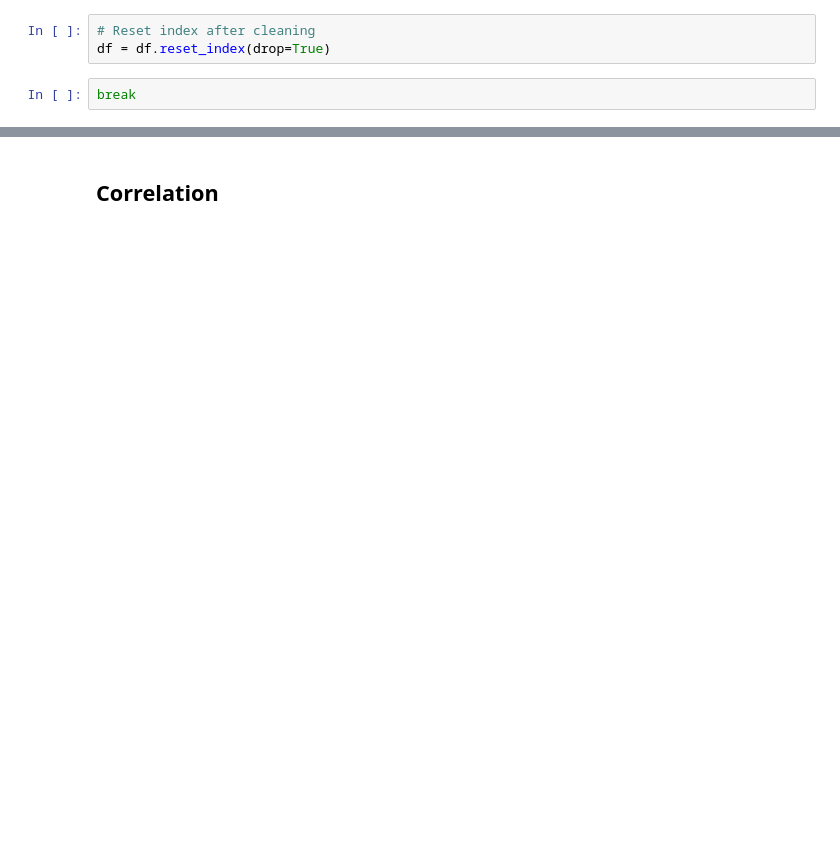
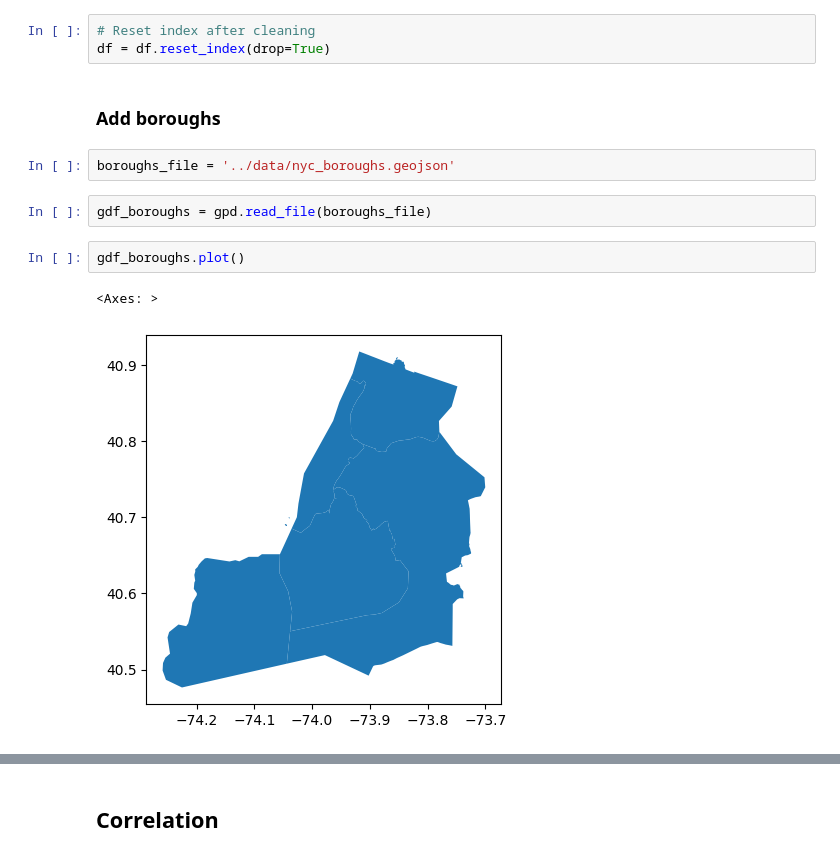
Before and after one commit to codekot/nyc-housing-project, a Jupyter notebook: notebooks/nyc_2024.ipynb, the cells around one changed output, grey strips where cells are left out. Cells and saved outputs as stored; diff of their text form; blank space fills up the shorter version.

Commit message:
Add boroughs

```diff
--- a/notebooks/nyc_2024.ipynb
+++ b/notebooks/nyc_2024.ipynb
@@ -1092,5 +1085,14 @@ Index(['type', 'price', 'beds', 'bath', 'propertysqft', 'latitude',
 # %%
 # Reset index after cleaning
 df = df.reset_index(drop=True)
-# %%
-break
+# %% [markdown]
+### Add boroughs
+# %%
+boroughs_file = '../data/nyc_boroughs.geojson'
+# %%
+gdf_boroughs = gpd.read_file(boroughs_file)
+# %%
+gdf_boroughs.plot()
+# %% [output]
+<Axes: >
+[figure, added]
```
Also changed, not shown: parts of 14 cells of this notebook, 1 other file.
